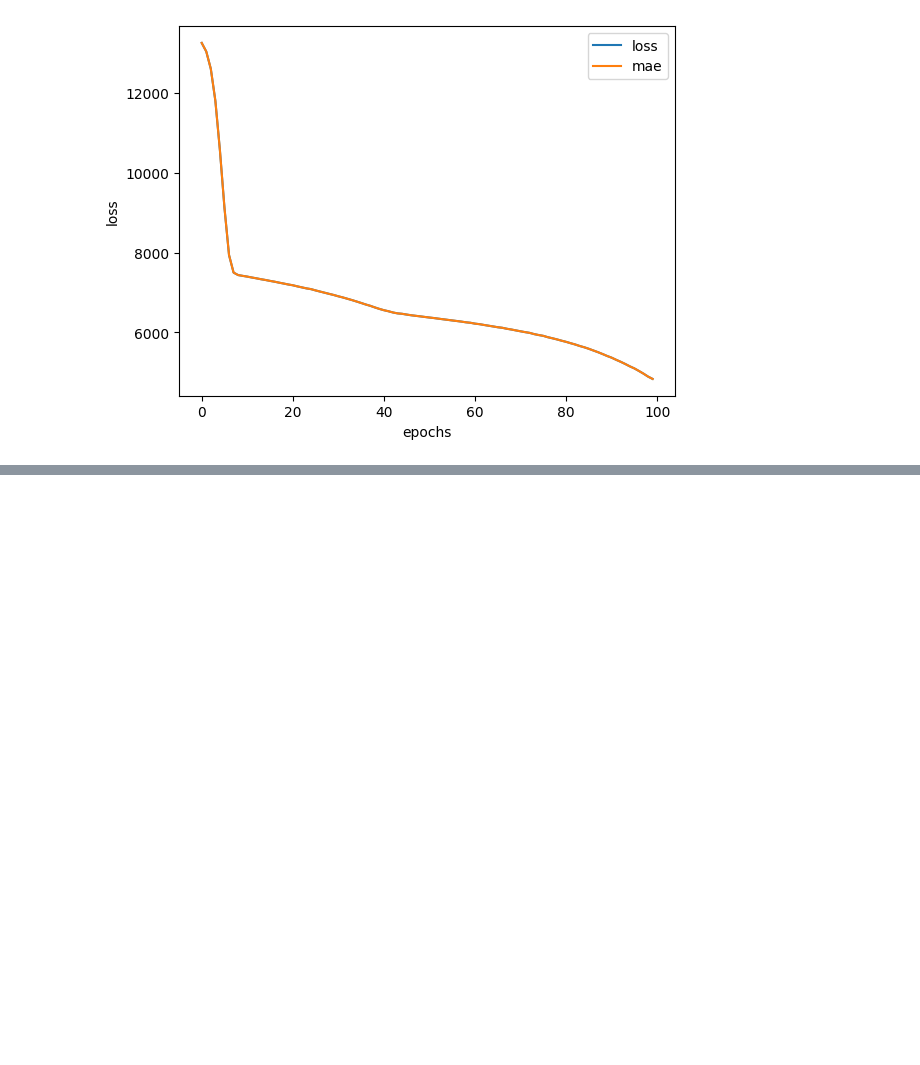
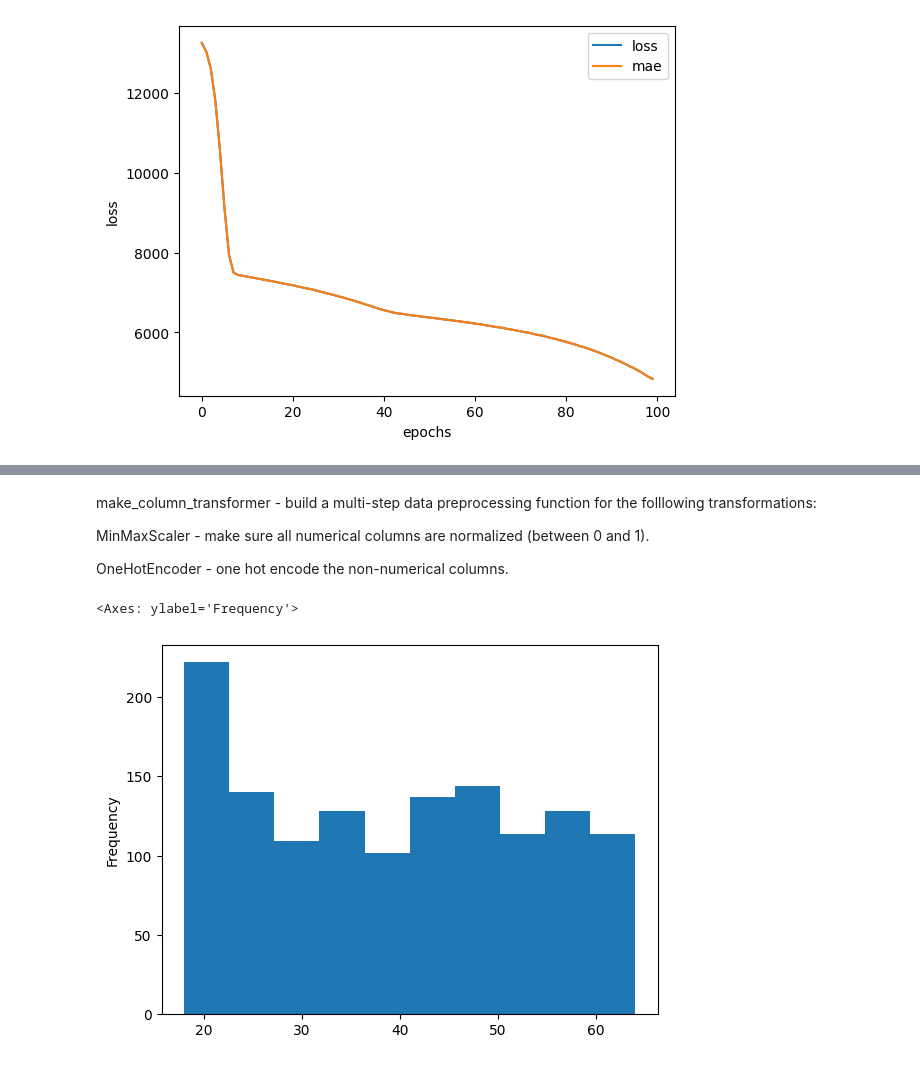
Before and after one commit to issarbhavya/ML, a Jupyter notebook: 01_neural_network_regression_using_tf.ipynb, the cells around one changed output, grey strips where cells are left out. Cells and saved outputs as stored; diff of their text form; code cells hidden in the pictures; blank space fills up the shorter version.

```diff
--- a/01_neural_network_regression_using_tf.ipynb
+++ b/01_neural_network_regression_using_tf.ipynb
@@ -1321,0 +1359,11 @@ Text(0.5, 0, 'epochs')
+# %% [markdown]
+make_column_transformer - build a multi-step data preprocessing function for the folllowing transformations:
+
+MinMaxScaler - make sure all numerical columns are normalized (between 0 and 1).
+
+OneHotEncoder - one hot encode the non-numerical columns.
+# %%
+X["age"].plot(kind="hist") # age graph before using the normalization
+# %% [output]
+<Axes: ylabel='Frequency'>
+[figure, added]
```
Also changed, not shown: parts of 10 cells of this notebook.
